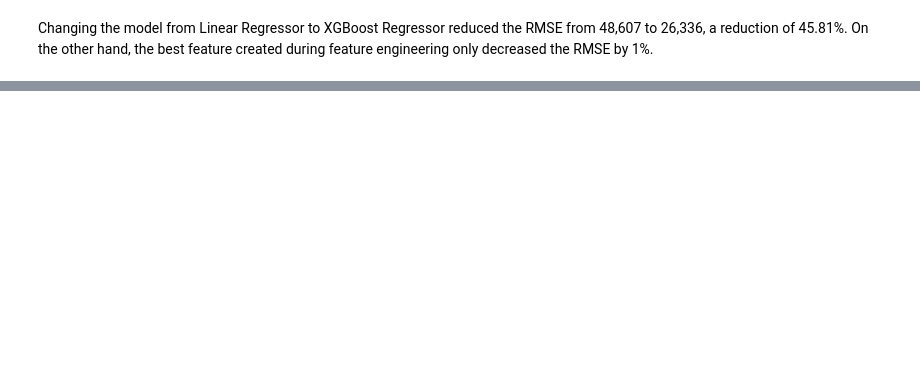
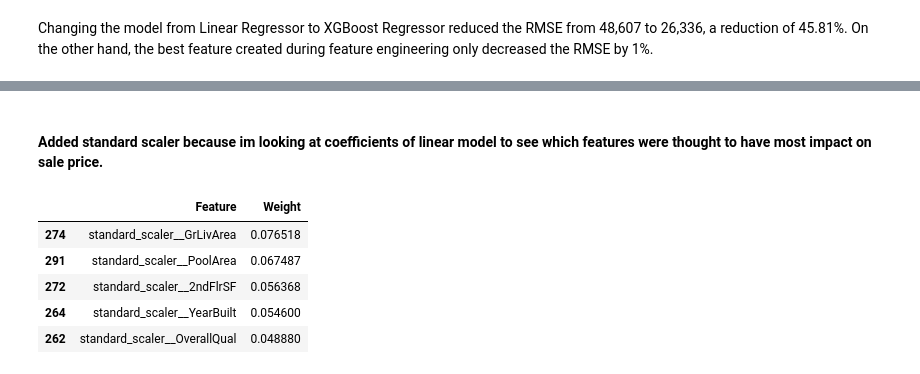
Before and after one commit to samuelchu90/house_prices, a Jupyter notebook: house_prices_feature_eng3.ipynb, the cells around one changed output, grey strips where cells are left out. Drawn from its saved outputs; the diff is of its cells as text; code cells hidden in the pictures; blank space fills up the shorter version.

```diff
--- a/house_prices_feature_eng3.ipynb
+++ b/house_prices_feature_eng3.ipynb
@@ -917,0 +871,79 @@ RMSE Results for Various Models + Feature Engineering over 5 Fold CV
+# %% [markdown]
+#### Added standard scaler because im looking at coefficients of linear model to see which features were thought to have most impact on sale price.
+# %%
+categorical_cols = ['MSZoning', 'Street', 'Alley', 'LotShape', 'LandContour', 'Utilities', 'LotConfig',
+       'LandSlope', 'Neighborhood', 'Condition1', 'Condition2', 'BldgType',
+       'HouseStyle',
+       'RoofStyle', 'RoofMatl', 'Exterior1st', 'Exterior2nd', 'MasVnrType',
+    'ExterQual', 'ExterCond', 'Foundation', 'BsmtQual',
+       'BsmtCond', 'BsmtExposure', 'BsmtFinType1',
+       'BsmtFinType2', 'Heating',
+       'HeatingQC', 'CentralAir', 'Electrical',
+        'KitchenQual',
+        'Functional', 'FireplaceQu', 'GarageType',
+        'GarageFinish', 'GarageQual',
+       'GarageCond', 'PavedDrive', 'Fence',
+       'MiscFeature', 'SaleType',
+       'SaleCondition']
+
+numerical_cols = X.select_dtypes(include=['number']).columns.tolist()
+
+#categorical columns that only need OHE
+cat_ohe_columns = list(set(categorical_cols) - set(na_cat_columns))
+
+#For categorical columns where you need to impute missing values and do OHE
+cat_impute_ohe_pipeline = Pipeline([
+    ('impute_na_categorical', na_imputer),
+    ('ohe', OneHotEncoder(handle_unknown='ignore', sparse_output=False))
+])
+
+#Consolidate previous and current ColumnTransformer into one, add OHE.
+preprocessor = ColumnTransformer(transformers=[
+    ('cat_impute_ohe', cat_impute_ohe_pipeline, na_cat_columns), #for cat columns that need imputation and OHE
+    ('cat_ohe', OneHotEncoder(handle_unknown='ignore', sparse_output=False), cat_ohe_columns), #cat columns that ony need OHE
+    ('standard_scaler', StandardScaler(), numerical_cols),
+    ('impute_median', median_imputer, median_columns),
+    ('impute_0', impute_0, ["MasVnrArea"])
+], remainder='passthrough')
+
+#Add linear regressor
+pipeline = Pipeline([
+    ('pool_handler', pool_transformer),
+    ('preprocessor', preprocessor),
+    ('regressor', LinearRegression())
+])
+
+model = TransformedTargetRegressor(
+    regressor=pipeline,
+    func=np.log1p,
+    inverse_func=np.expm1
+)
+
+model.fit(X_train, y_train)
+fitted_pipeline = model.regressor_
+lr_step = fitted_pipeline.named_steps['regressor']
+coefficients = lr_step.coef_
+preprocessor_step = fitted_pipeline.named_steps['preprocessor']
+feature_names = preprocessor_step.get_feature_names_out()
+
+importance_df = pd.DataFrame({
+    'Feature': feature_names,
+    'Weight': np.abs(coefficients)
+}).sort_values(by='Weight', ascending=False)
+
+indices_to_keep = []
+
+for i in range(len(importance_df)):
+    if 'ohe' not in importance_df.iloc[i]['Feature'] and 'remainder' not in importance_df.iloc[i]['Feature']:
+        indices_to_keep.append(i)
+
+numerical_importance_df = importance_df.iloc[indices_to_keep].copy()
+numerical_importance_df = numerical_importance_df.sort_values(by = 'Weight', ascending = False)
+numerical_importance_df.head()
+# %% [output]
+|  | Feature | Weight |
+| 274 | standard_scaler__GrLivArea | 0.076518 |
+| 291 | standard_scaler__PoolArea | 0.067487 |
+| 272 | standard_scaler__2ndFlrSF | 0.056368 |
+| 264 | standard_scaler__YearBuilt | 0.054600 |
+| 262 | standard_scaler__OverallQual | 0.048880 |
```
Also changed, not shown: parts of 55 cells of this notebook.
